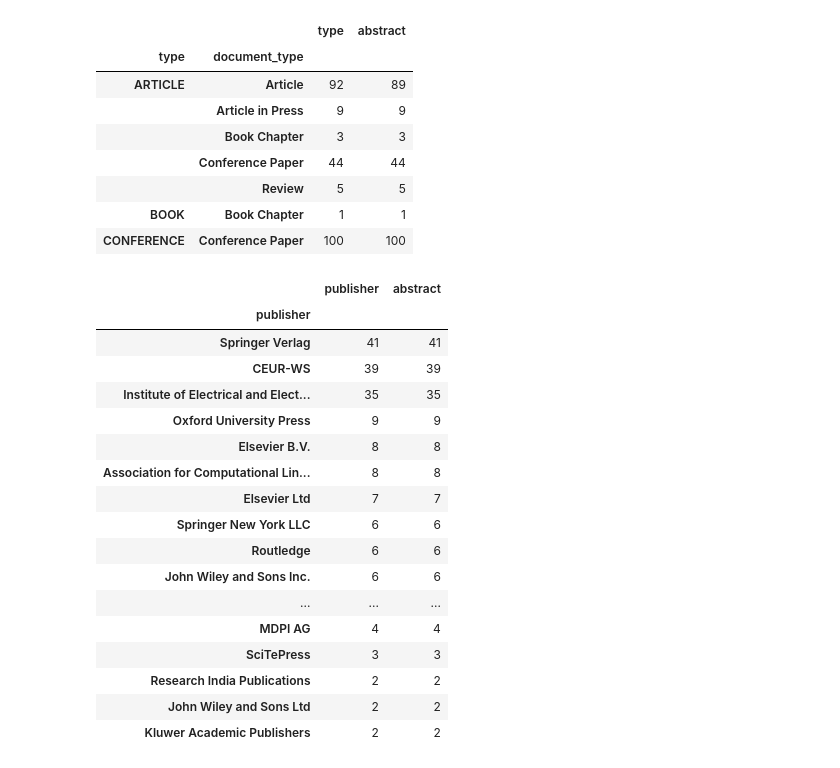
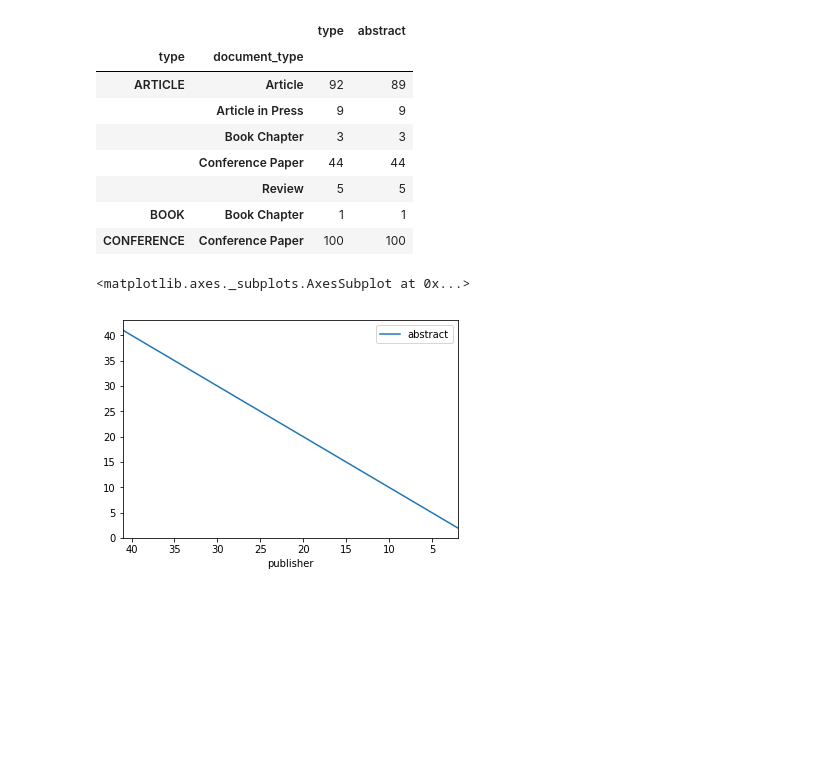
Before and after one commit to jeleandro/dataScienceNotebook, a Jupyter notebook: BibitextReader.ipynb, the cells around one changed output. Cells and saved outputs as stored; diff of their text form; code cells hidden in the pictures; blank space fills up the shorter version.

```diff
--- a/BibitextReader.ipynb
+++ b/BibitextReader.ipynb
@@ -215,7 +233,7 @@ pd.DataFrame({
 # %%
 def cleanAuthor(x):
     authors ="";
-    x = re.split(r"\s*and\s*",x);
+    x = re.split(r"\s+and\s+",x);
     firstOccour = True;
     for author in x:
         author = author.split(',');
@@ -223,8 +241,9 @@ def cleanAuthor(x):
             author = author[1]+" "+author[0];
         else:
             author = author[0];
-        if not firstOccour:
+        if firstOccour:
             firstOccour = False;
+        else:
             authors += " and "
         authors +=  author;
     return authors;
@@ -265,24 +284,8 @@ df.groupby(by=["type", "document_type"])['type','abstract'].count()
 | BOOK | Book Chapter | 1 | 1 |
 | CONFERENCE | Conference Paper | 100 | 100 |
 # %%
-df.groupby(by=["publisher"])['publisher','abstract'].count().sort_values(by=['abstract'], ascending=False).head(20)
+df.groupby(by=["publisher"])['publisher','abstract'].count().sort_values(by=['abstract'], ascending=False).head(20).plot(x='publisher',y='abstract')
 # %% [output]
-|  | publisher | abstract |
-| publisher |  |  |
-| Springer Verlag | 41 | 41 |
-| CEUR-WS | 39 | 39 |
-| Institute of Electrical and Elect... | 35 | 35 |
-| Oxford University Press | 9 | 9 |
-| Elsevier B.V. | 8 | 8 |
-| Association for Computational Lin... | 8 | 8 |
-| Elsevier Ltd | 7 | 7 |
-| Springer New York LLC | 6 | 6 |
-| Routledge | 6 | 6 |
-| John Wiley and Sons Inc. | 6 | 6 |
-| ... | ... | ... |
-| MDPI AG | 4 | 4 |
-| SciTePress | 3 | 3 |
-| Research India Publications | 2 | 2 |
-| John Wiley and Sons Ltd | 2 | 2 |
-| Kluwer Academic Publishers | 2 | 2 |
+<matplotlib.axes._subplots.AxesSubplot at 0x...>
+[figure, added]
 # %%
```
Also changed, not shown: parts of 23 cells of this notebook, 3 other files.
